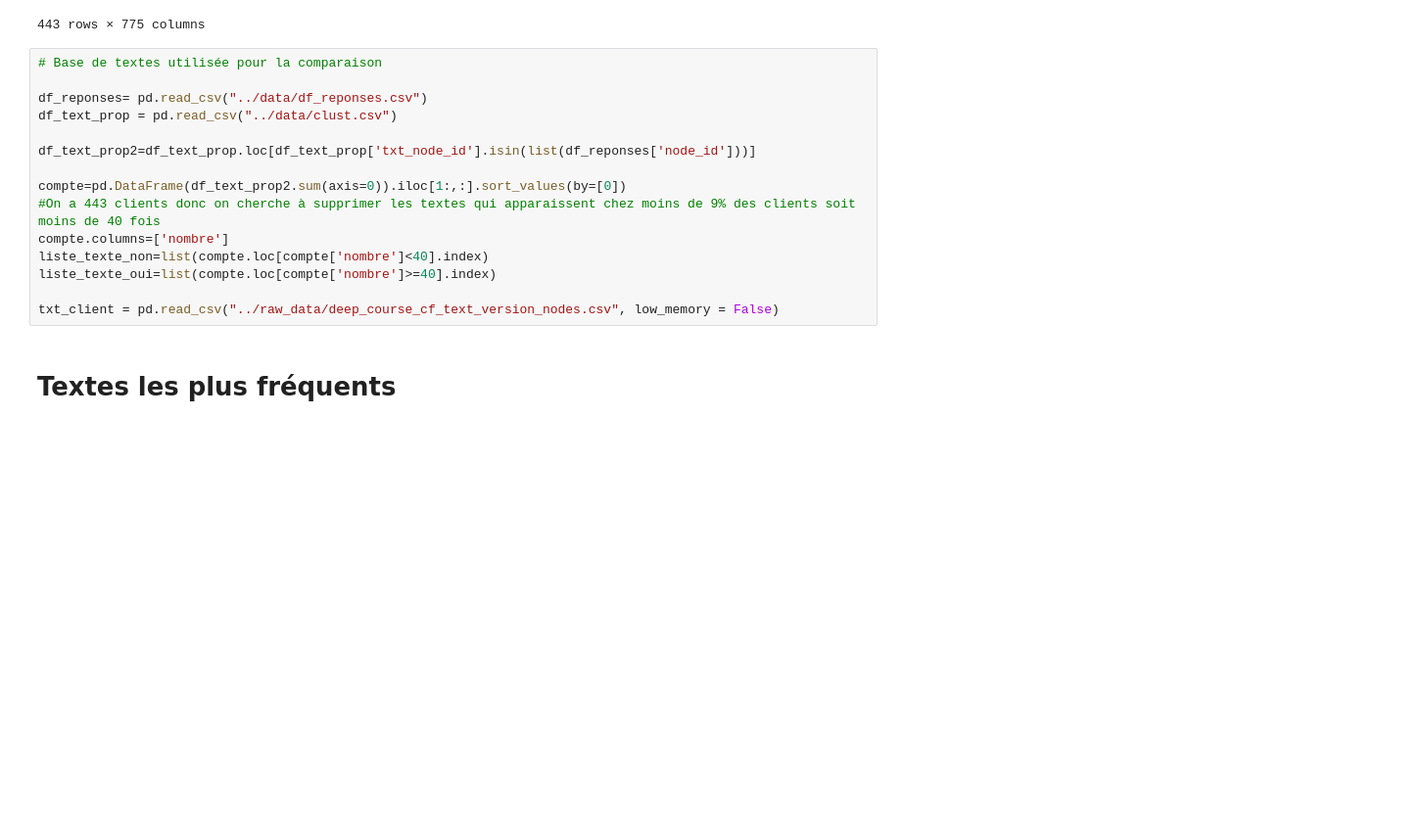
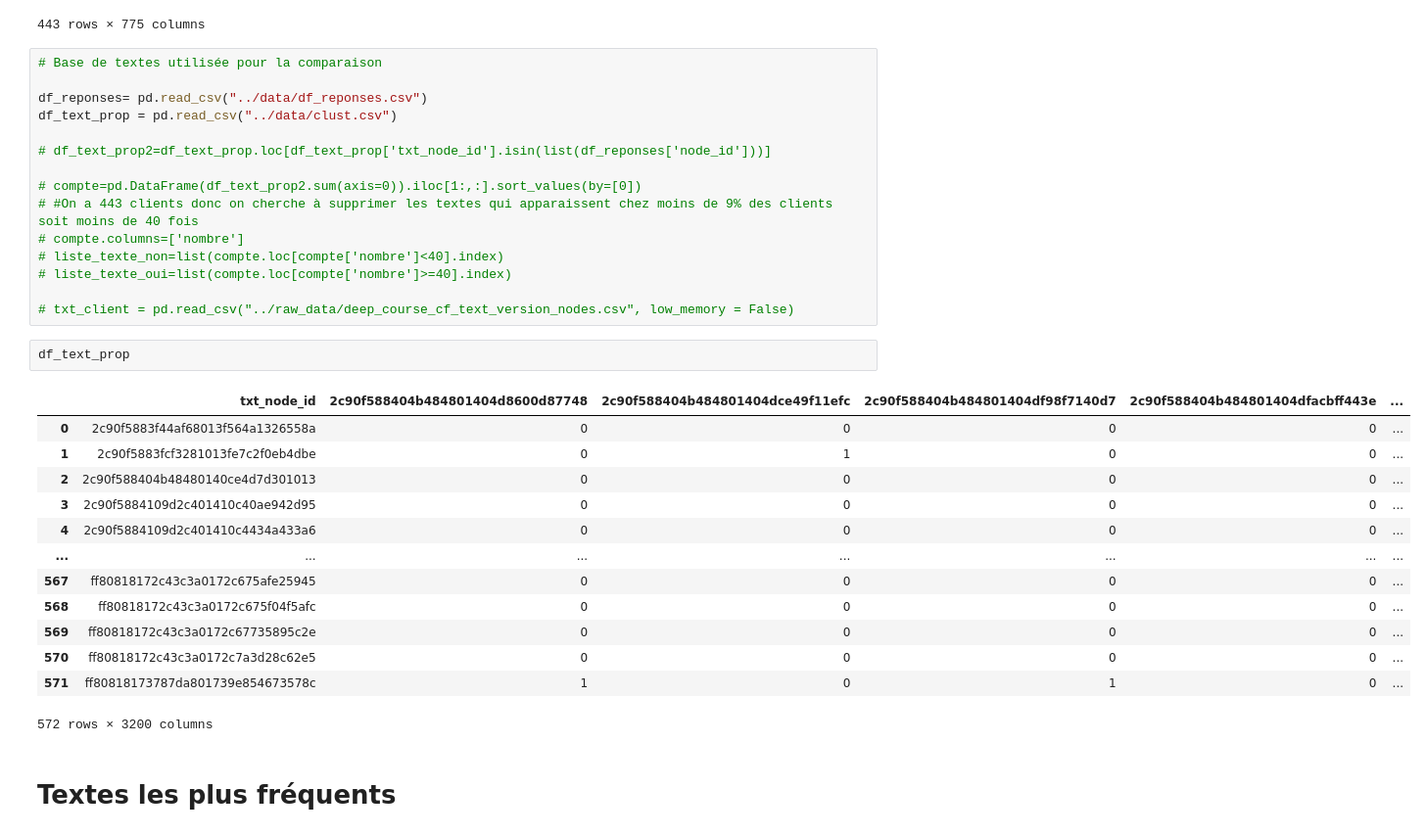
Before and after one commit to remi-vidal/StatApp, a Jupyter notebook: notebooks/validation_croisee.ipynb, the cells around one changed output. Shown at 98% size. Cells and saved outputs as stored; diff of their text form; blank space fills up the shorter version.

```diff
--- a/notebooks/validation_croisee.ipynb
+++ b/notebooks/validation_croisee.ipynb
@@ -36,15 +33,31 @@ df
 df_reponses= pd.read_csv("../data/df_reponses.csv")
 df_text_prop = pd.read_csv("../data/clust.csv")
 
-df_text_prop2=df_text_prop.loc[df_text_prop['txt_node_id'].isin(list(df_reponses['node_id']))]
+# df_text_prop2=df_text_prop.loc[df_text_prop['txt_node_id'].isin(list(df_reponses['node_id']))]
 
-compte=pd.DataFrame(df_text_prop2.sum(axis=0)).iloc[1:,:].sort_values(by=[0])
-#On a 443 clients donc on cherche à supprimer les textes qui apparaissent chez moins de 9% des clients soit moins de 40 fois
-compte.columns=['nombre']
-liste_texte_non=list(compte.loc[compte['nombre']<40].index)
-liste_texte_oui=list(compte.loc[compte['nombre']>=40].index)
+# compte=pd.DataFrame(df_text_prop2.sum(axis=0)).iloc[1:,:].sort_values(by=[0])
+# #On a 443 clients donc on cherche à supprimer les textes qui apparaissent chez moins de 9% des clients soit moins de 40 fois
+# compte.columns=['nombre']
+# liste_texte_non=list(compte.loc[compte['nombre']<40].index)
+# liste_texte_oui=list(compte.loc[compte['nombre']>=40].index)
 
-txt_client = pd.read_csv("../raw_data/deep_course_cf_text_version_nodes.csv", low_memory = False)
+# txt_client = pd.read_csv("../raw_data/deep_course_cf_text_version_nodes.csv", low_memory = False)
+# %%
+df_text_prop
+# %% [output]
+|  | txt_node_id | 2c90f588404b484801404d8600d87748 | 2c90f588404b484801404dce49f11efc | 2c90f588404b484801404df98f7140d7 | 2c90f588404b484801404dfacbff443e | ... |
+| 0 | 2c90f5883f44af68013f564a1326558a | 0 | 0 | 0 | 0 | ... |
+| 1 | 2c90f5883fcf3281013fe7c2f0eb4dbe | 0 | 1 | 0 | 0 | ... |
+| 2 | 2c90f588404b48480140ce4d7d301013 | 0 | 0 | 0 | 0 | ... |
+| 3 | 2c90f5884109d2c401410c40ae942d95 | 0 | 0 | 0 | 0 | ... |
+| 4 | 2c90f5884109d2c401410c4434a433a6 | 0 | 0 | 0 | 0 | ... |
+| ... | ... | ... | ... | ... | ... | ... |
+| 567 | ff80818172c43c3a0172c675afe25945 | 0 | 0 | 0 | 0 | ... |
+| 568 | ff80818172c43c3a0172c675f04f5afc | 0 | 0 | 0 | 0 | ... |
+| 569 | ff80818172c43c3a0172c67735895c2e | 0 | 0 | 0 | 0 | ... |
+| 570 | ff80818172c43c3a0172c7a3d28c62e5 | 0 | 0 | 0 | 0 | ... |
+| 571 | ff80818173787da801739e854673578c | 1 | 0 | 1 | 0 | ... |
+572 rows × 3200 columns
 # %% [markdown]
 # Textes les plus fréquents
 # %%
```
Also changed, not shown: parts of 1 cell of this notebook.
